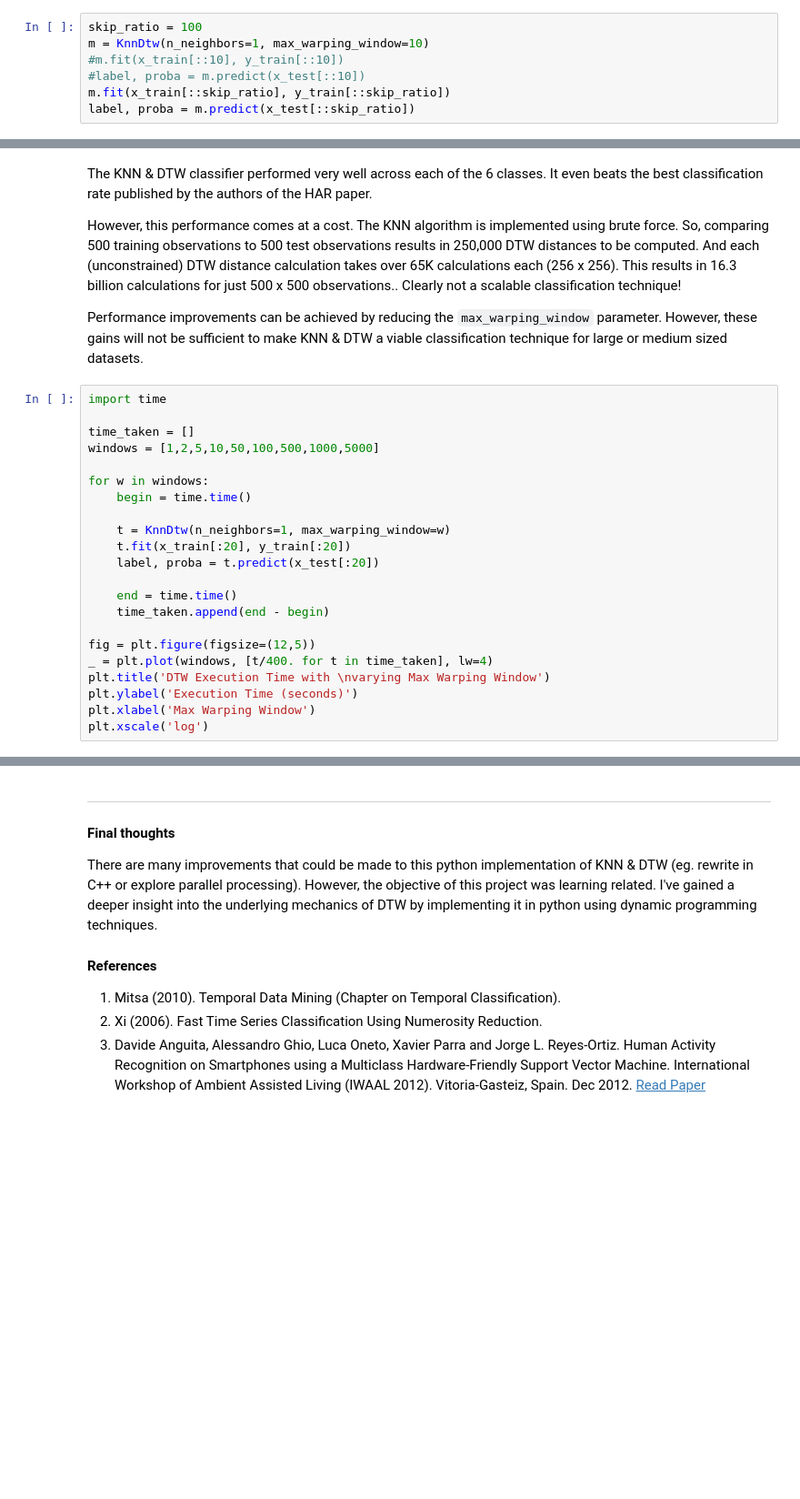
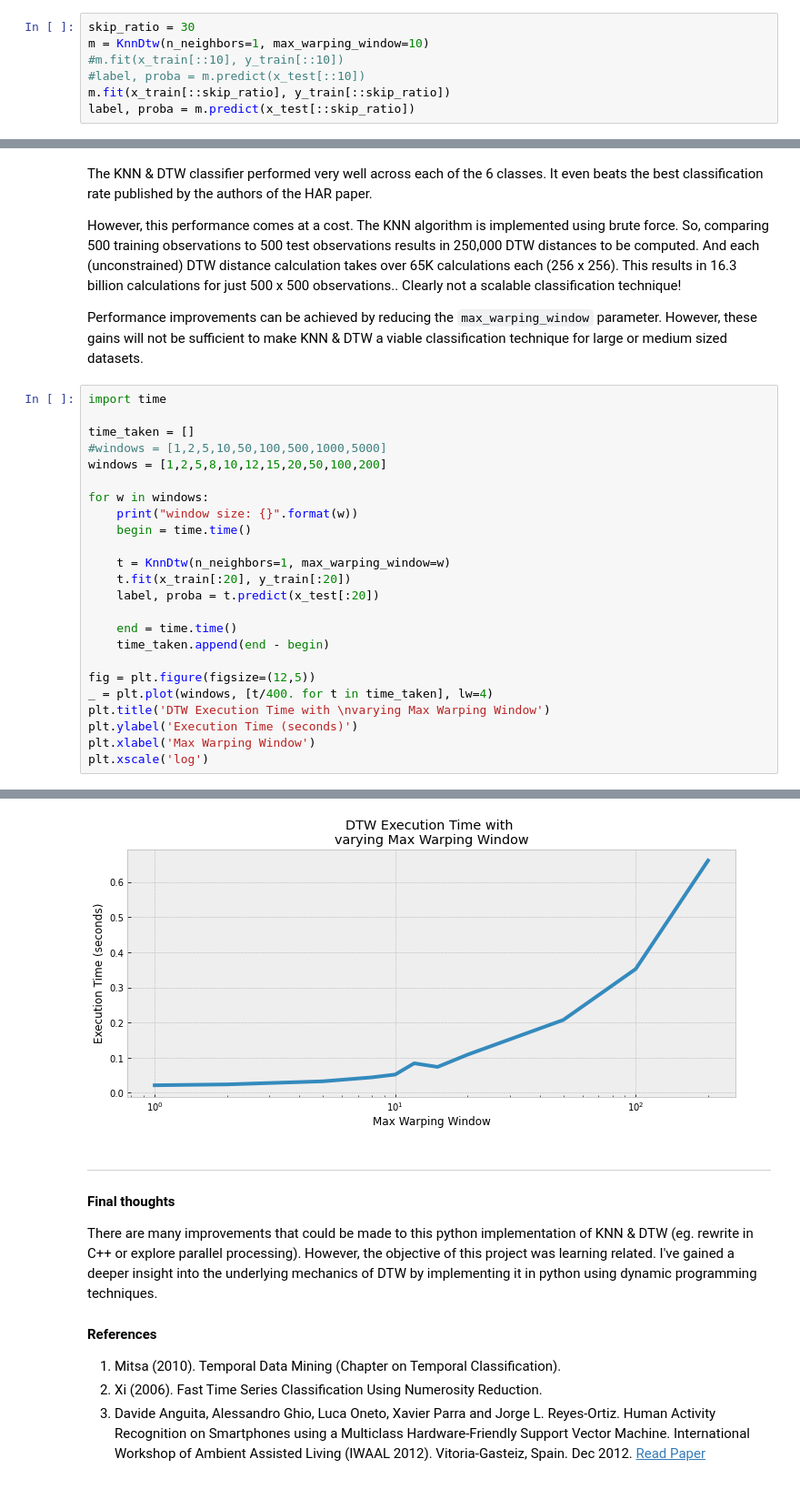
Before and after one commit to ethan-jiang-1/K-Nearest-Neighbors-with-Dynamic-Time-Warping, a Jupyter notebook: K_Nearest_Neighbor_Dynamic_Time_Warping.ipynb, the cells around one changed output, grey strips where cells are left out. Shown at 91% size. Cells and saved outputs as stored; diff of their text form; blank space fills up the shorter version.

```diff
--- a/K_Nearest_Neighbor_Dynamic_Time_Warping.ipynb
+++ b/K_Nearest_Neighbor_Dynamic_Time_Warping.ipynb
@@ -379,7 +381,7 @@ for i, r in enumerate([0,27,65,100,145,172]):
 #### Model Performance
 The performance of the KNN & DTW classifier is measured by comparing the class labels from the holdout dataset against predictions made by the classifier. The HAR dataset was pre-split into 70% training and 30% test. Cross validation was not performed.
 # %%
-skip_ratio = 100
+skip_ratio = 30
 m = KnnDtw(n_neighbors=1, max_warping_window=10)
 #m.fit(x_train[::10], y_train[::10])
 #label, proba = m.predict(x_test[::10])
@@ -435,9 +449,11 @@ Performance improvements can be achieved by reducing the `max_warping_window` pa
 import time
 
 time_taken = []
-windows = [1,2,5,10,50,100,500,1000,5000]
+#windows = [1,2,5,10,50,100,500,1000,5000]
+windows = [1,2,5,8,10,12,15,20,50,100,200]
 
 for w in windows:
+    print("window size: {}".format(w))
     begin = time.time()
 
     t = KnnDtw(n_neighbors=1, max_warping_window=w)
@@ -458,3 +490,4 @@ NameError: name 'KnnDtw' is not defined
+[figure, added]
 # %% [markdown]
 ---
 
```
Also changed, not shown: parts of 5 cells of this notebook, 6 other files.
